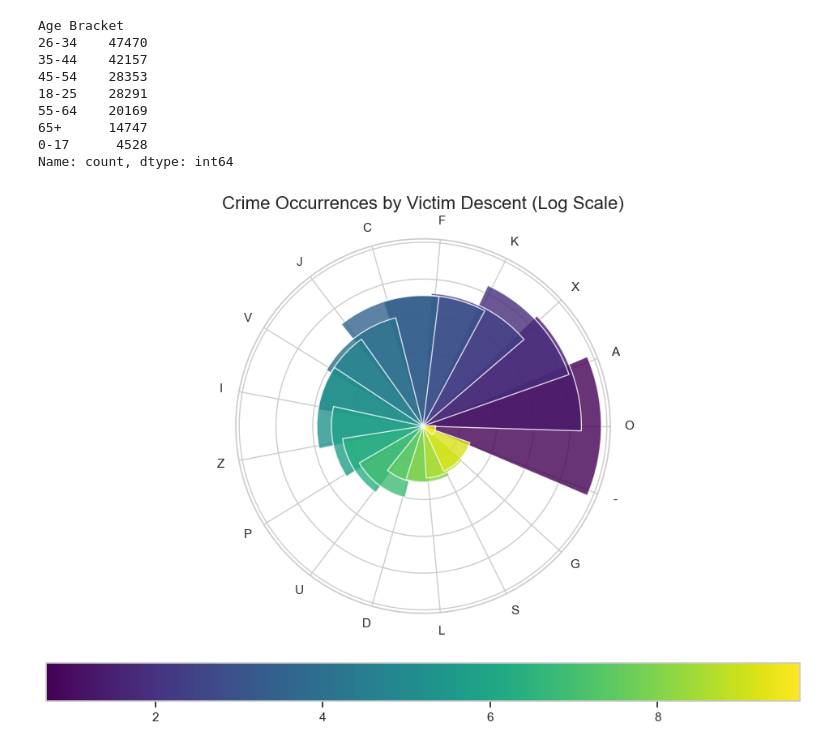
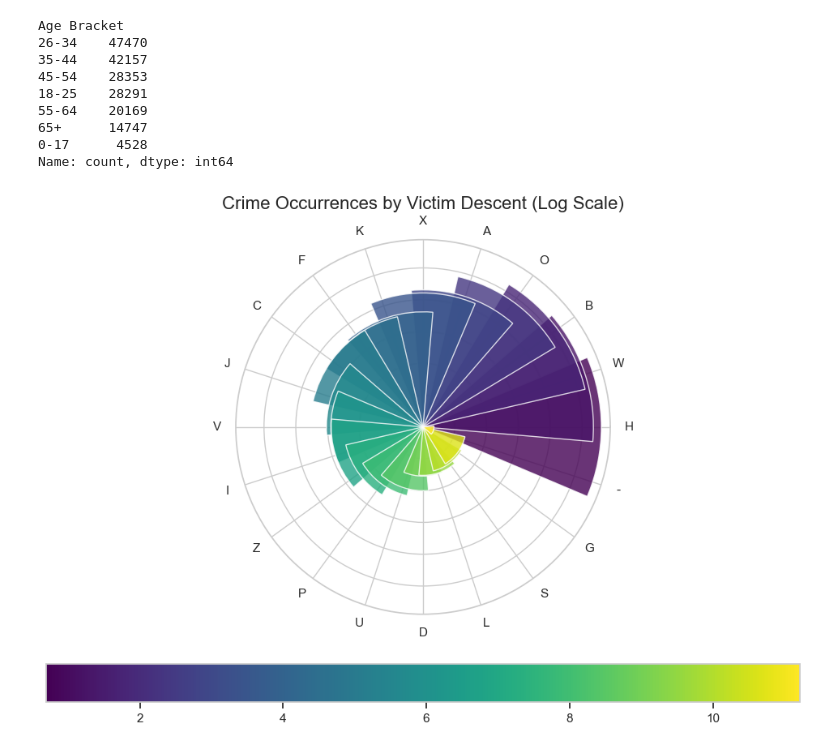
Before and after one commit to AN-Datasurfer/project_LA_crimes, a Jupyter notebook: notebook.ipynb, the cells around one changed output. Cells and saved outputs as stored; diff of their text form; code cells hidden in the pictures.

```diff
--- a/notebook.ipynb
+++ b/notebook.ipynb
@@ -133,37 +158,37 @@ Age Bracket
 Name: count, dtype: int64
 # %%
 # Count crimes by victim descent
-excl = ['H', 'W', 'B']
+excl = []
 crimes_excl_H_W_B = crimes[~crimes['Vict Descent'].isin(excl)]
 victim_descent_counts = crimes_excl_H_W_B['Vict Descent'].value_counts()
 
 # Create a polar bar chart with color mapping
 plt.figure(figsize=(12, 8))
 ax = plt.subplot(111, polar=True)
 
 # Number of bars
 num_vars = len(victim_descent_counts)
 
 # Compute angle for each bar
 angles = np.linspace(0, 2 * np.pi, num_vars, endpoint=False).tolist()
 
 # The bar plot with color mapping
 colors = plt.cm.viridis(np.linspace(0, 1, num_vars))
 bars = ax.bar(angles, np.log1p(victim_descent_counts.values), color=colors, align='center', alpha=0.8)
 
 # Add labels
 ax.set_yticklabels([])
 ax.set_xticks(angles)
 ax.set_xticklabels(victim_descent_counts.index)
 
 # Set the title
 ax.set_title('Crime Occurrences by Victim Descent (Log Scale)', fontsize=16)
 
 # Add a color bar
 sm = plt.cm.ScalarMappable(cmap='viridis', norm=plt.Normalize(vmin=min(np.log1p(victim_descent_counts.values)), vmax=max(np.log1p(victim_descent_counts.values))))
 sm.set_array([])
 plt.colorbar(sm, ax=ax, orientation='horizontal', pad=0.1)
 
 plt.show()
 # %% [output]
-[figure, old version]
+[figure, new version]
```
Also changed, not shown: parts of 1 cell of this notebook.
